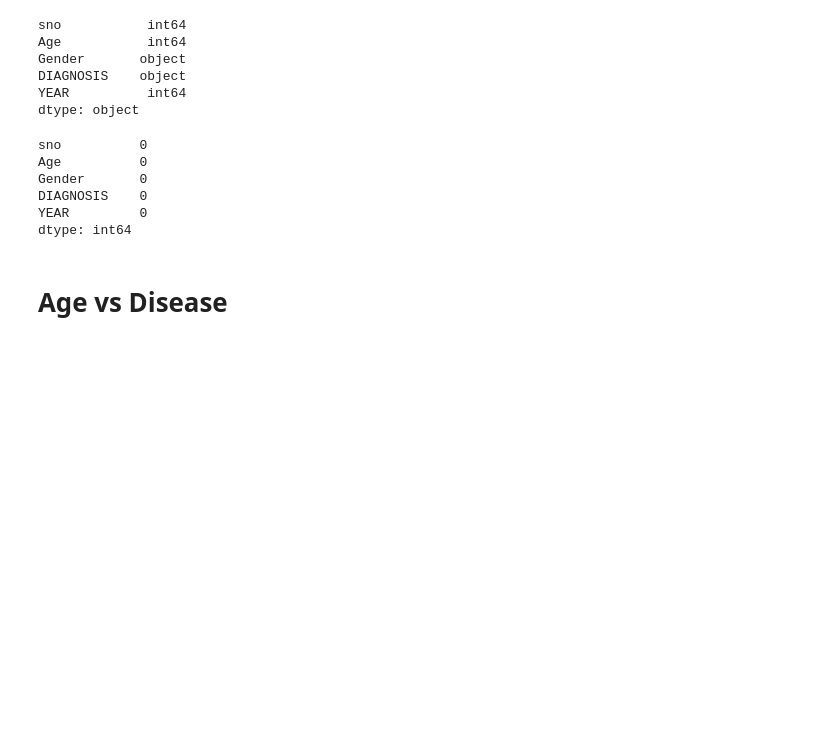
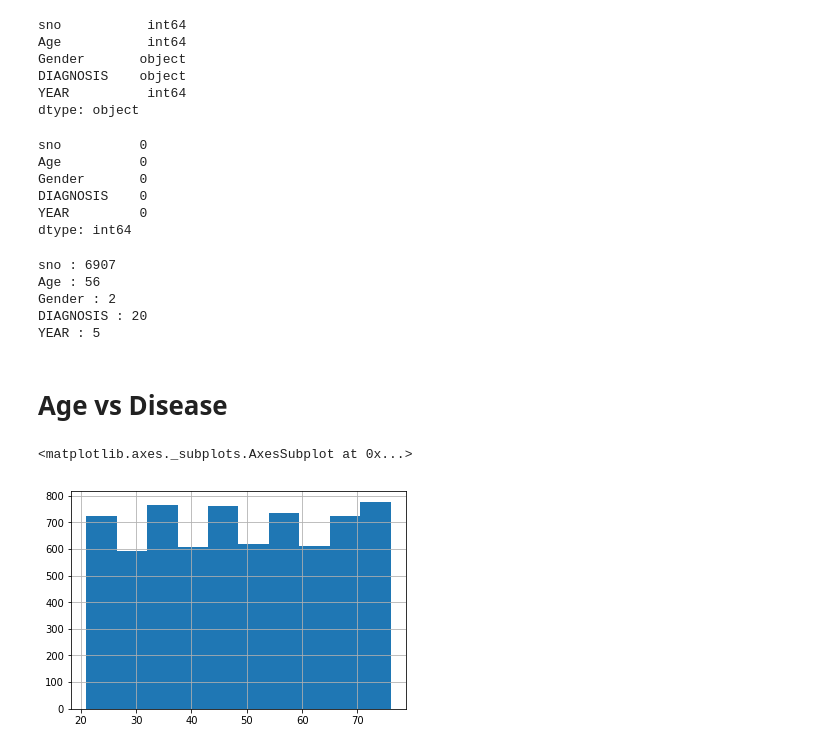
Before and after one commit to EnggQasim/FAST_Data, a Jupyter notebook: Statistics/project/Medical Data.ipynb, the cells around one changed output. Saved outputs shown, nothing was run; the diff lists cells and outputs as text; code cells hidden in the pictures; blank space fills up the shorter version.

```diff
--- a/Statistics/project/Medical Data.ipynb
+++ b/Statistics/project/Medical Data.ipynb
@@ -22,5 +22,19 @@ Gender       0
 DIAGNOSIS    0
 YEAR         0
 dtype: int64
+# %%
+for column in df.columns:
+    print(column, ":",len(df[column].unique()))
+# %% [output]
+sno : 6907
+Age : 56
+Gender : 2
+DIAGNOSIS : 20
+YEAR : 5
 # %% [markdown]
 # Age vs Disease
+# %%
+df.Age.hist()
+# %% [output]
+<matplotlib.axes._subplots.AxesSubplot at 0x...>
+[figure, added]
```
Also changed, not shown: parts of 3 cells of this notebook, 12 other files.
